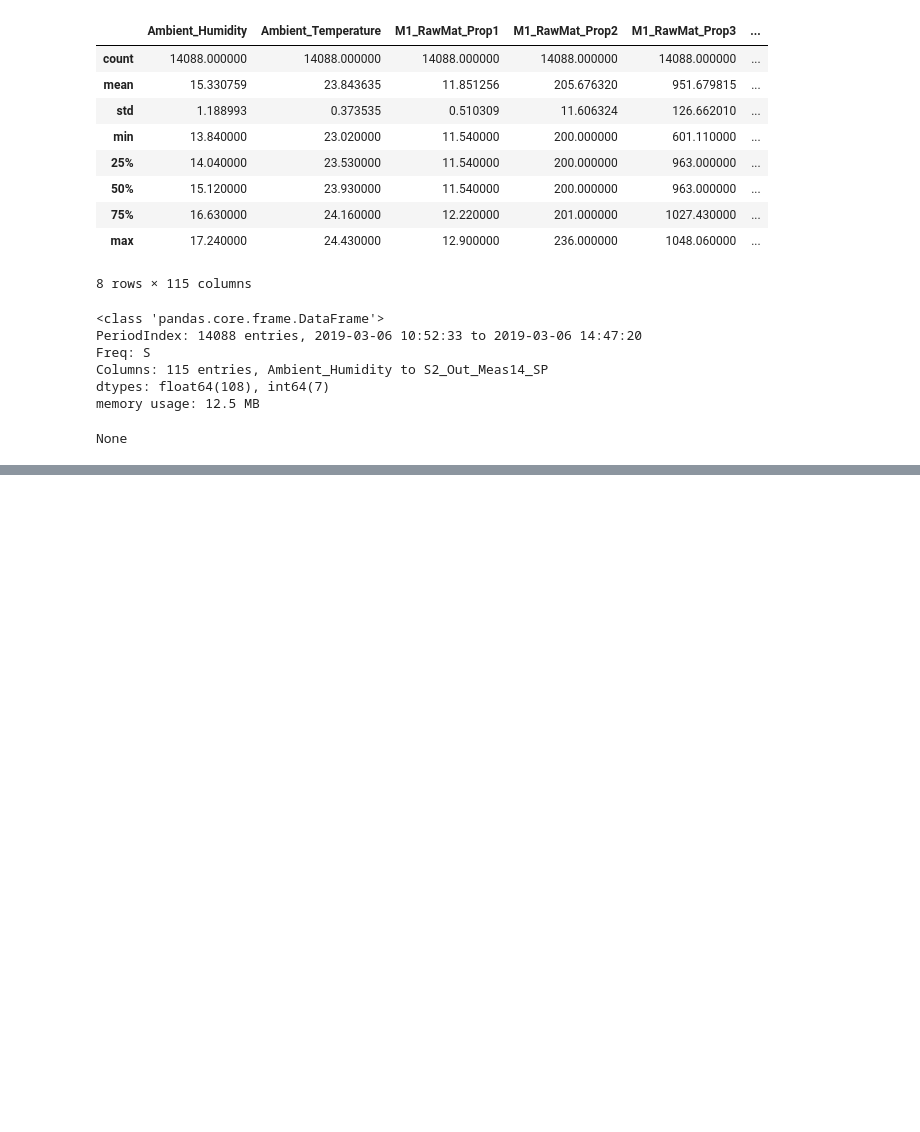
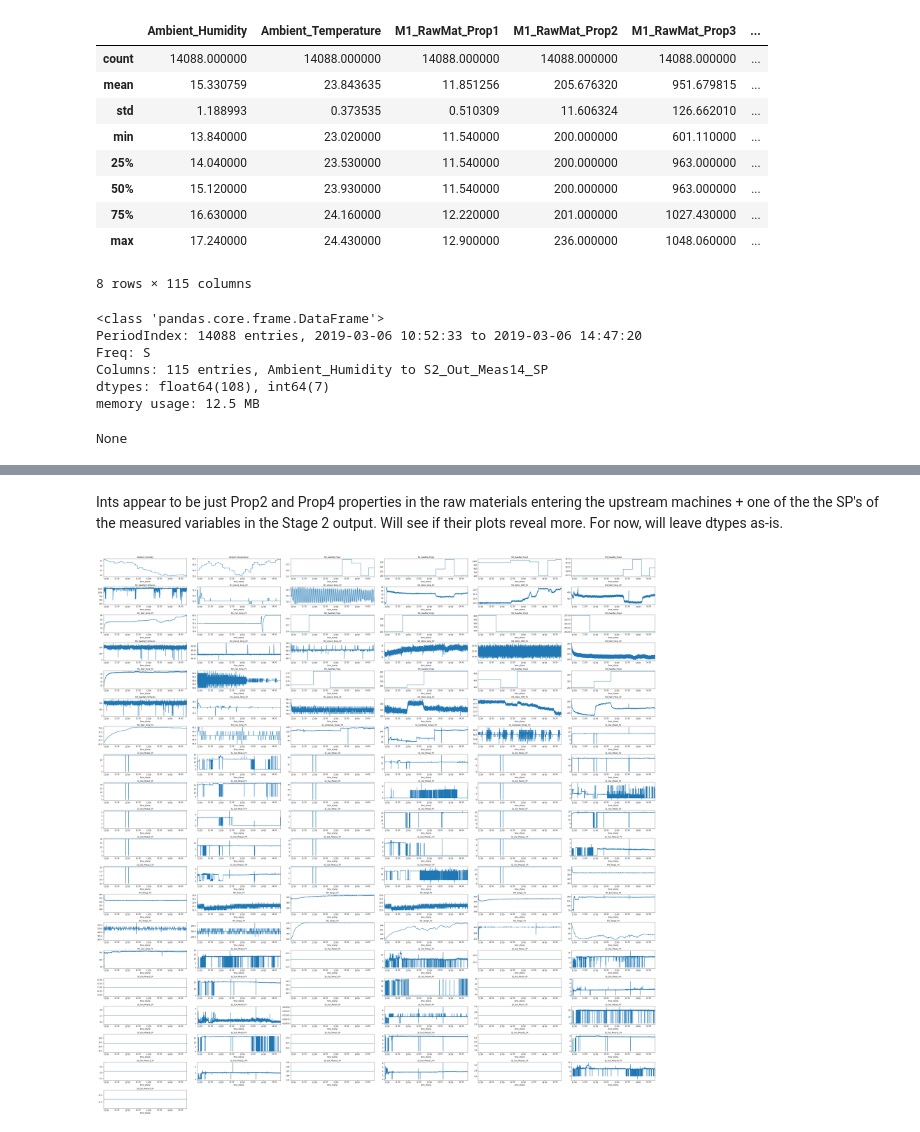
Before and after one commit to gbadeleye/Manufacturing-Projects, a Jupyter notebook: Multistage_Continuous_Flow_EDA.ipynb, the cells around one changed output, grey strips where cells are left out. Saved outputs shown, nothing was run; the diff lists cells and outputs as text; code cells hidden in the pictures; blank space fills up the shorter version.

```diff
--- a/Multistage_Continuous_Flow_EDA.ipynb
+++ b/Multistage_Continuous_Flow_EDA.ipynb
@@ -220,2 +238,24 @@ None
+# %% [markdown]
+Ints appear to be just Prop2 and Prop4 properties in the raw materials entering the upstream machines + one of the the SP's of  the measured variables in the Stage 2 output. Will see if their plots reveal more. For now, will leave dtypes as-is.
+# %%
+# Generate Plots for all columns
+gspec=gridspec.GridSpec(20,6)
+fig=plt.figure()
+fig.set_size_inches([44,44])
+count=0
+for i in range(0,20):
+    for j in range(0,6):
+        count+=1
+        if count>115:
+            break
+        thisplot=plt.subplot(gspec[i,j])
+        df[df.columns[count-1]].plot()
+        thisplot.figure.set_size_inches([44,44])
+        thisplot.figure.tight_layout(h_pad=1.0)
+        thisplot.set_title(f"{df.columns[count-1]}",fontsize=10)
+        thisplot.tick_params(axis='y', labelsize=10)
+        thisplot.tick_params(axis='x', labelsize=10)
+# %% [output]
+[figure, added]
 # %%
 #Next:
```
Also changed, not shown: parts of 5 cells of this notebook.
